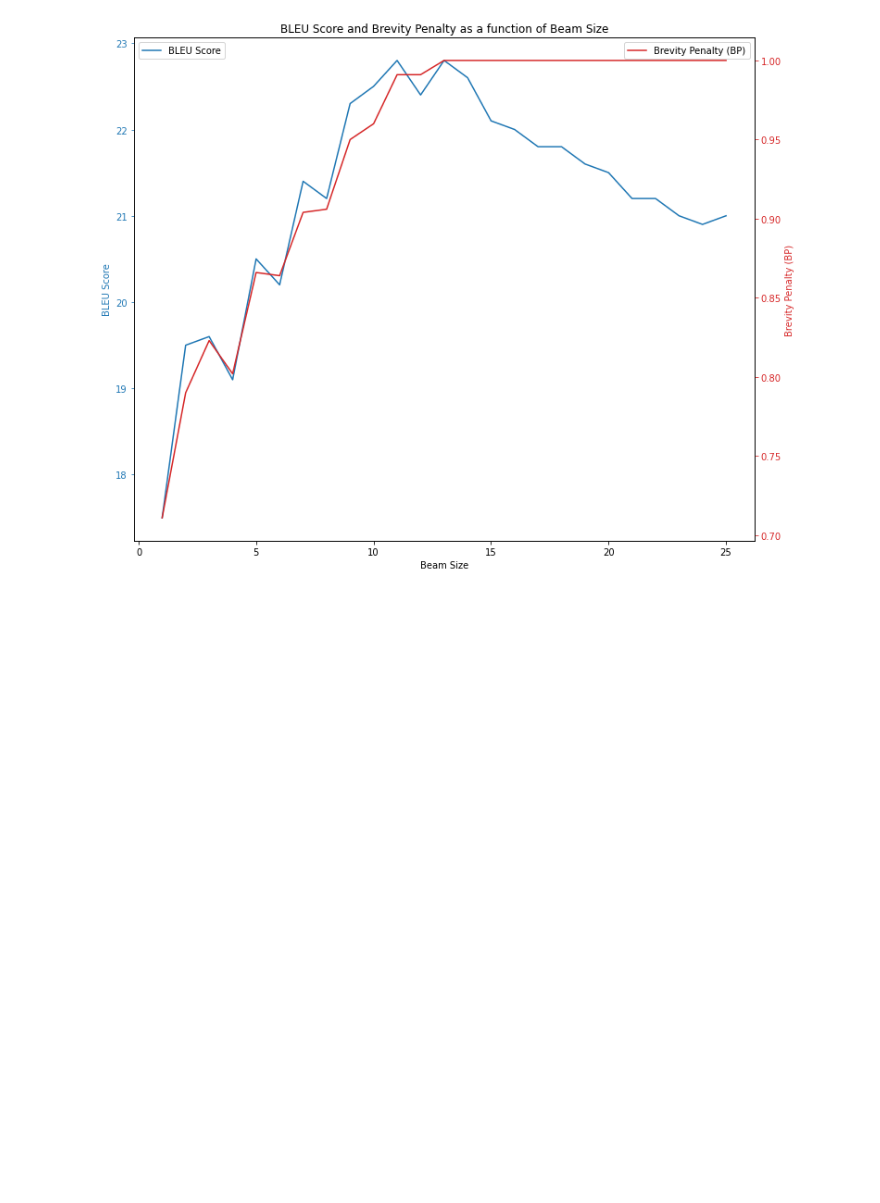
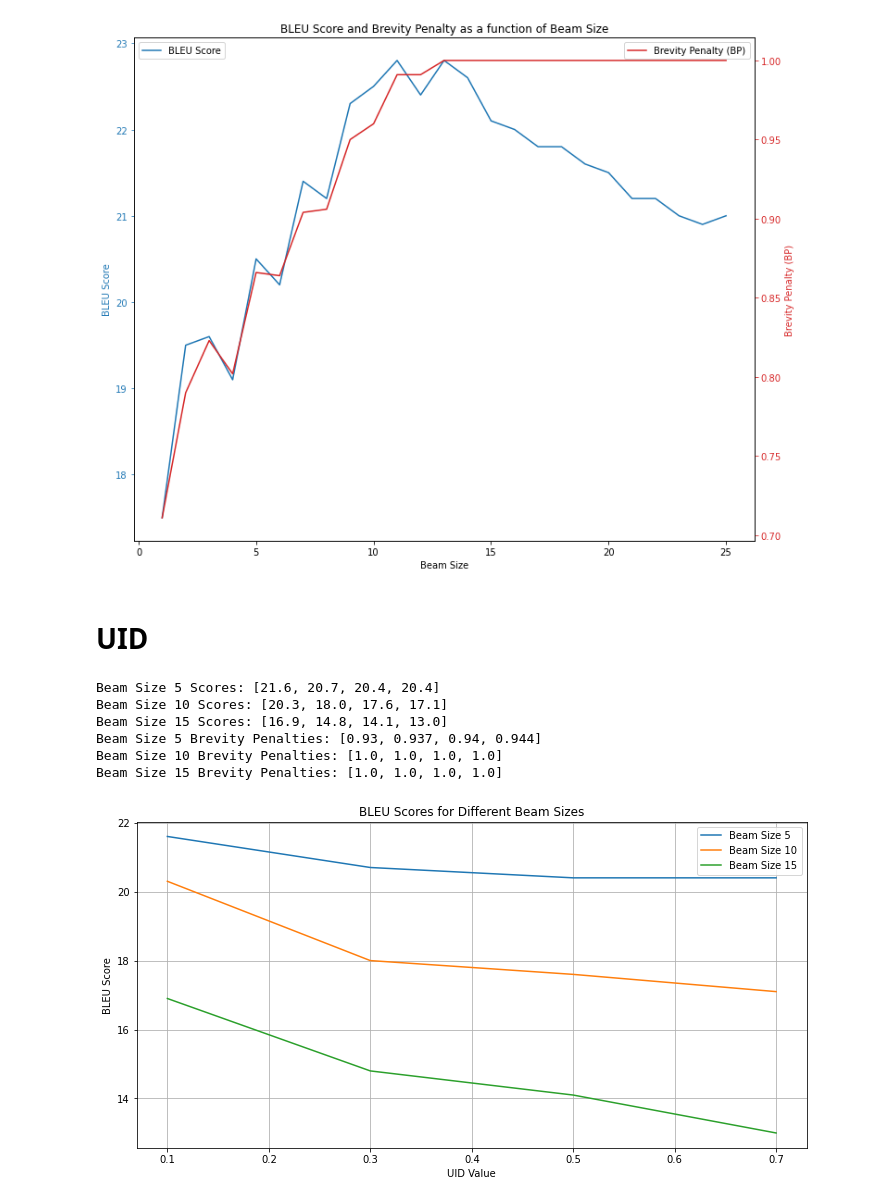
Before and after one commit to mschoene/atmt_2023, a Jupyter notebook: beam_search_plotting.ipynb, the cells around one changed output. Cells and saved outputs as stored; diff of their text form; code cells hidden in the pictures; blank space fills up the shorter version.

Commit message:
uid search

```diff
--- a/beam_search_plotting.ipynb
+++ b/beam_search_plotting.ipynb
@@ -46,3 +49,66 @@ plt.savefig('assignments/05/beam_search/scores_bp.png', facecolor='w')
 plt.show()
 # %% [output]
 [figure]
+# %% [markdown]
+# UID
+# %%
+import os
+import re
+
+# Define the folder and beam sizes
+folder = "assignments/05/uid/"
+beam_sizes = [5, 10, 15]
+uid_size = [0.1, 0.3, 0.5, 0.7]
+
+# Create dictionaries to store results
+scores_by_beam_size = {beam_size: [] for beam_size in beam_sizes}
+bps_by_beam_size = {beam_size: [] for beam_size in beam_sizes}
+
+# Read BLEU scores from files
+for beam_size in beam_sizes:
+    for uid_value in uid_size:
+        file_path = os.path.join(folder, f"translations_beam_{beam_size}_uid_{uid_value}_sb_score.txt")
+
+        with open(file_path, "r", encoding="utf-8") as file:
+            data = file.read()
+
+            # Extract score and brevity penalty using regular expressions
+            bleu_match = re.search(r'score": ([\d.]+),', data)
+            bleu = float(bleu_match.group(1)) if bleu_match else 0.0
+
+            bp_match = re.search(r'BP = (\d+\.\d+)', data)
+            bp = float(bp_match.group(1)) if bp_match else 0.0
+
+            # Append to lists for the current beam_size
+            scores_by_beam_size[beam_size].append(bleu)
+            bps_by_beam_size[beam_size].append(bp)
+
+# Print or use the organized scores
+for beam_size, scores in scores_by_beam_size.items():
+    print(f"Beam Size {beam_size} Scores: {scores}")
+
+for beam_size, bps in bps_by_beam_size.items():
+    print(f"Beam Size {beam_size} Brevity Penalties: {bps}")
+# %% [output]
+Beam Size 5 Scores: [21.6, 20.7, 20.4, 20.4]
+Beam Size 10 Scores: [20.3, 18.0, 17.6, 17.1]
+Beam Size 15 Scores: [16.9, 14.8, 14.1, 13.0]
+Beam Size 5 Brevity Penalties: [0.93, 0.937, 0.94, 0.944]
+Beam Size 10 Brevity Penalties: [1.0, 1.0, 1.0, 1.0]
+Beam Size 15 Brevity Penalties: [1.0, 1.0, 1.0, 1.0]
+# %%
+import matplotlib.pyplot as plt
+
+# Plot scores
+plt.figure(figsize=(12, 6))
+for beam_size, scores in scores_by_beam_size.items():
+    plt.plot(uid_size, scores, label=f"Beam Size {beam_size}")
+
+plt.title("BLEU Scores for Different Beam Sizes")
+plt.xlabel("UID Value")
+plt.ylabel("BLEU Score")
+plt.legend()
+plt.grid(True)
+plt.show()
+# %% [output]
+[figure, added]
```
Also changed, not shown: parts of 2 cells of this notebook, 2 other files.
